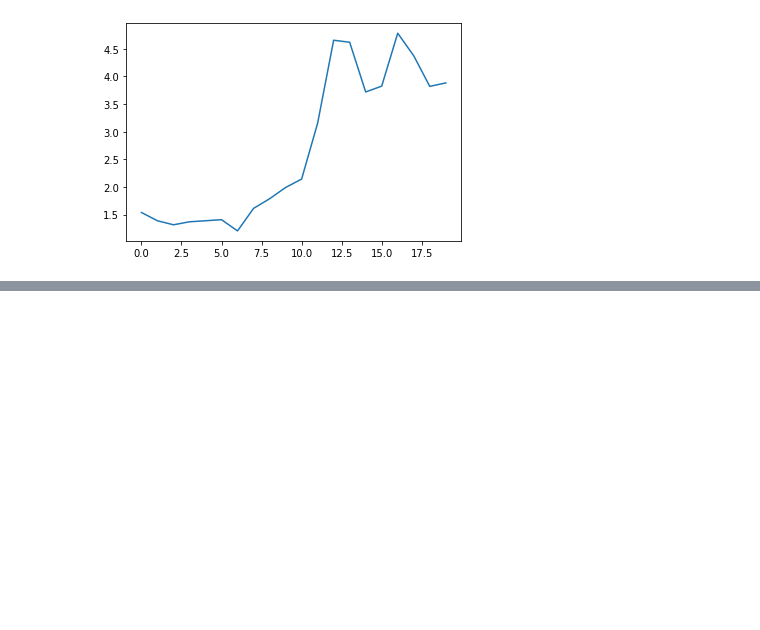
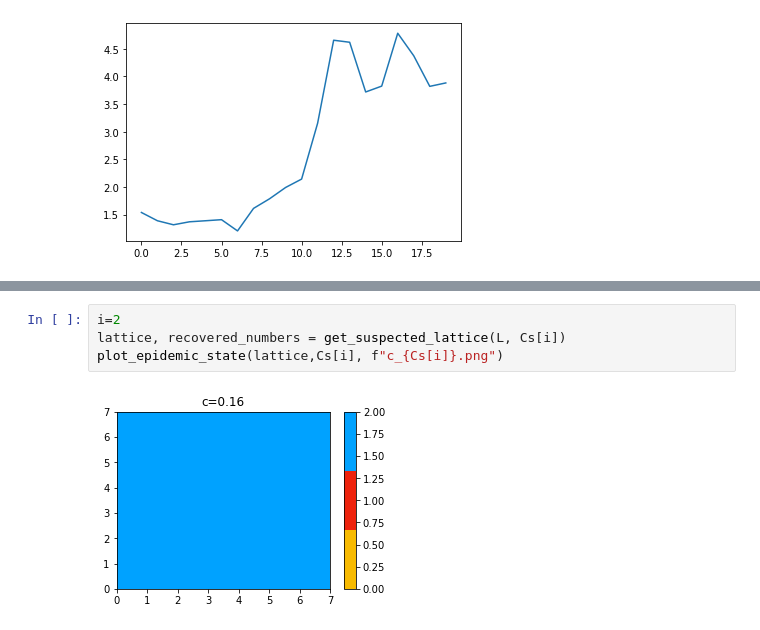
Before and after one commit to Karosemi/Stochastic_SIR_Model, a Jupyter notebook: projekt_finalny.ipynb, the cells around one changed output, grey strips where cells are left out. Drawn from its saved outputs; the diff is of its cells as text; blank space fills up the shorter version.

```diff
--- a/projekt_finalny.ipynb
+++ b/projekt_finalny.ipynb
@@ -474,0 +520,6 @@ plt.plot(U)
+# %%
+i=2
+lattice, recovered_numbers = get_suspected_lattice(L, Cs[i])
+plot_epidemic_state(lattice,Cs[i], f"c_{Cs[i]}.png")
+# %% [output]
+[figure, added]
```
Also changed, not shown: parts of 14 cells of this notebook, 35 other files.
